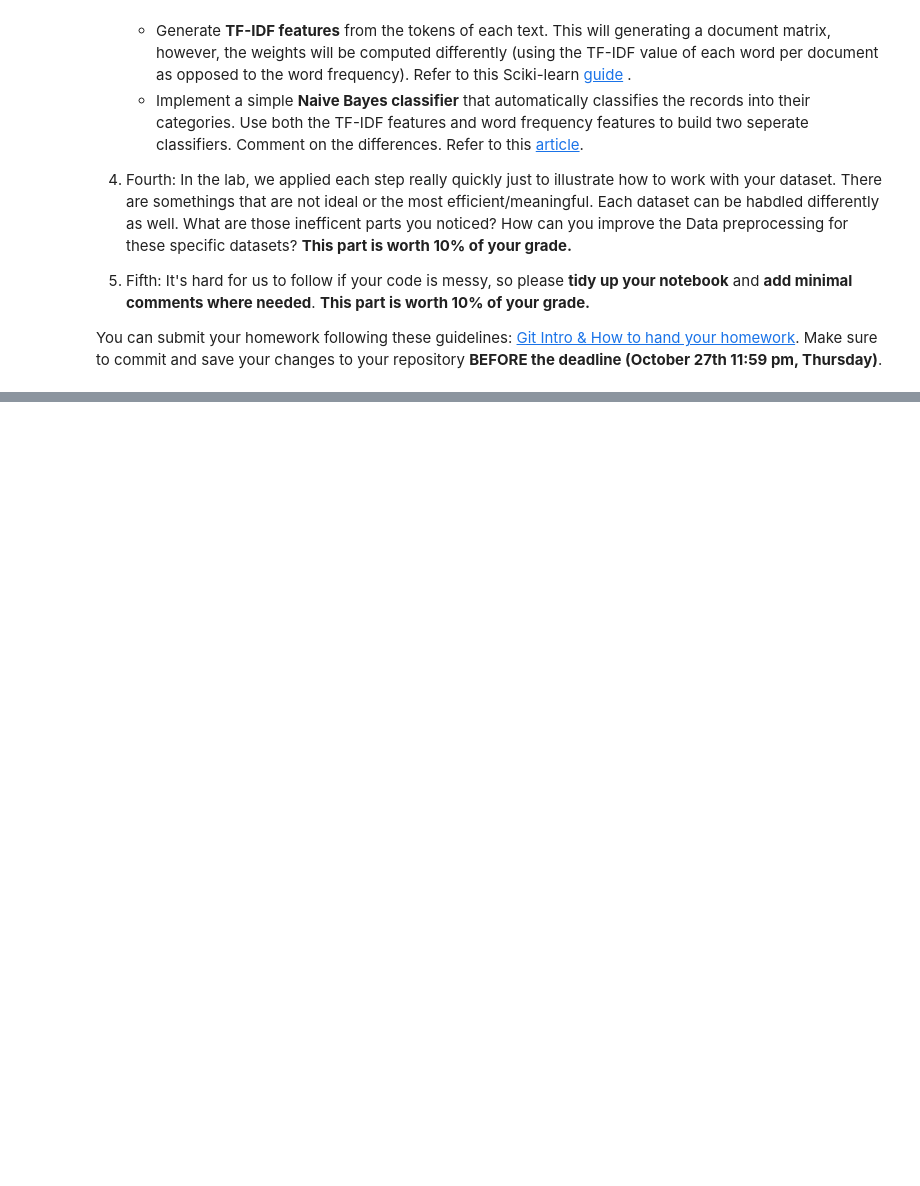
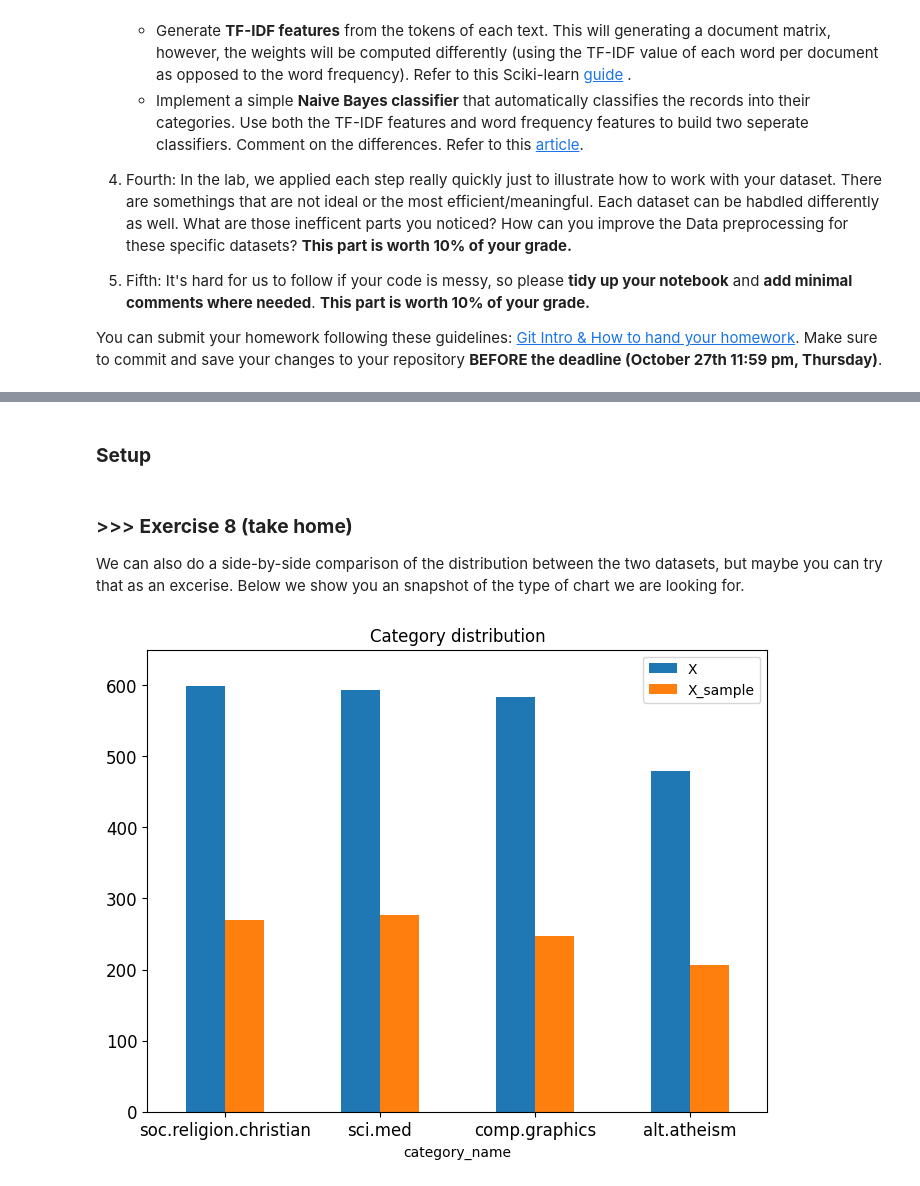
Before and after one commit to Henry0517code/DM2023-Lab1-Master, a Jupyter notebook: Homework/DM2023-Lab1-Homework.ipynb, the cells around one changed output, grey strips where cells are left out. Drawn from its saved outputs; the diff is of its cells as text; code cells hidden in the pictures; blank space fills up the shorter version.

```diff
--- a/Homework/DM2023-Lab1-Homework.ipynb
+++ b/Homework/DM2023-Lab1-Homework.ipynb
@@ -36 +38,12 @@ You can submit your homework following these guidelines: [Git Intro & How to han
+# %%
+from sklearn.datasets import fetch_20newsgroups
+categories = ['alt.atheism', 'soc.religion.christian', 'comp.graphics', 'sci.med']
+twenty_train = fetch_20newsgroups(subset='train', categories=categories,
+                                  shuffle=True, random_state=42)
+# %%
+import pandas as pd
+import helpers.data_mining_helpers as dmh
+X = pd.DataFrame.from_records(dmh.format_rows(twenty_train), columns= ['text'])
+X['category'] = twenty_train.target
+X['category_name'] = X.category.apply(lambda t: dmh.format_labels(t, twenty_train))
 # %% [markdown]
@@ -41,0 +108,4 @@ print(X)
+# %%
+print(X.shape)
+X_sample = X.sample(n=1000,random_state=42)
+print(X_sample.shape)
@@ -41,0 +155,2 @@ print(X)
+# %% [markdown]
+### **Setup**
@@ -41,0 +159,14 @@ print(X)
+# %% [markdown]
+### >>> **Exercise 8 (take home)**
+We can also do a side-by-side comparison of the distribution between the two datasets, but maybe you can try that as an excerise. Below we show you an snapshot of the type of chart we are looking for.
+# %%
+# Answer here
+df = pd.DataFrame([X.category_name.value_counts(), X_sample.category_name.value_counts()]).T
+ax = df.plot(kind='bar',
+       title='Category distribution',
+       ylim=(0,650),
+       rot = 0, fontsize = 12, figsize = (8,6))
+ax.legend(['X', 'X_sample'])
+plt.show()
+# %% [output]
+[figure, added]
```
Also changed, not shown: parts of 37 cells of this notebook, 11 other files.
